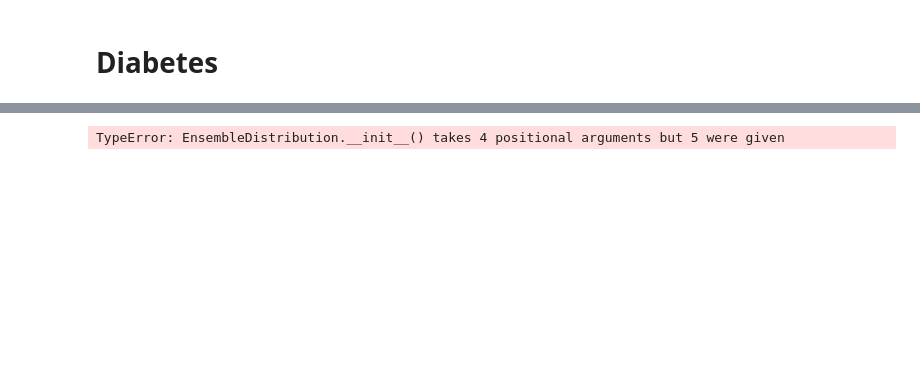
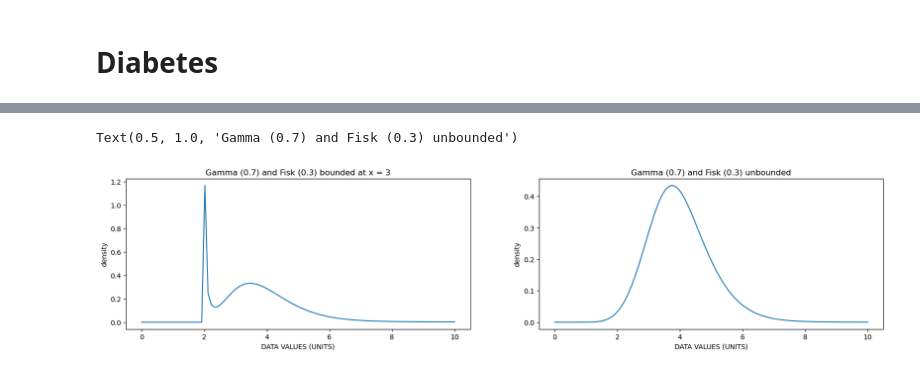
Before and after one commit to ihmeuw-msca/distrem, a Jupyter notebook: plots.ipynb, the cells around one changed output, grey strips where cells are left out. Saved outputs shown, nothing was run; the diff lists cells and outputs as text; code cells hidden in the pictures; blank space fills up the shorter version.

```diff
--- a/plots.ipynb
+++ b/plots.ipynb
@@ -186,5 +179,17 @@ distributions and weights: {'gamma': 3.653057263189397e-12, 'invgamma': 1.617566
-# %%
-temp = EnsembleDistribution(["normal", "gumbel"], [0.7, 0.3], 4, 40)
-temp.plot()
-# %% [output]
-TypeError: EnsembleDistribution.__init__() takes 4 positional arguments but 5 were given
+# %%
+support = np.linspace(0, 10, 100)
+fig, ax = plt.subplots(1, 2, figsize=(20, 4))
+ex_bounded = EnsembleDistribution({"Gamma": 0.7, "Fisk": 0.3}, MEAN, VARIANCE, lb=2)
+ax[0].plot(support, ex_bounded.pdf(support))
+ax[0].set_xlabel("DATA VALUES (UNITS)")
+ax[0].set_ylabel("density")
+ax[0].set_title("Gamma (0.7) and Fisk (0.3) bounded at x = 3")
+
+ex_unbounded = EnsembleDistribution({"Gamma": 0.7, "Fisk": 0.3}, MEAN, VARIANCE)
+ax[1].plot(support, ex_unbounded.pdf(support))
+ax[1].set_xlabel("DATA VALUES (UNITS)")
+ax[1].set_ylabel("density")
+ax[1].set_title("Gamma (0.7) and Fisk (0.3) unbounded")
+# %% [output]
+Text(0.5, 1.0, 'Gamma (0.7) and Fisk (0.3) unbounded')
+[figure, added]
```
Also changed, not shown: parts of 5 cells of this notebook, 1 other file.
